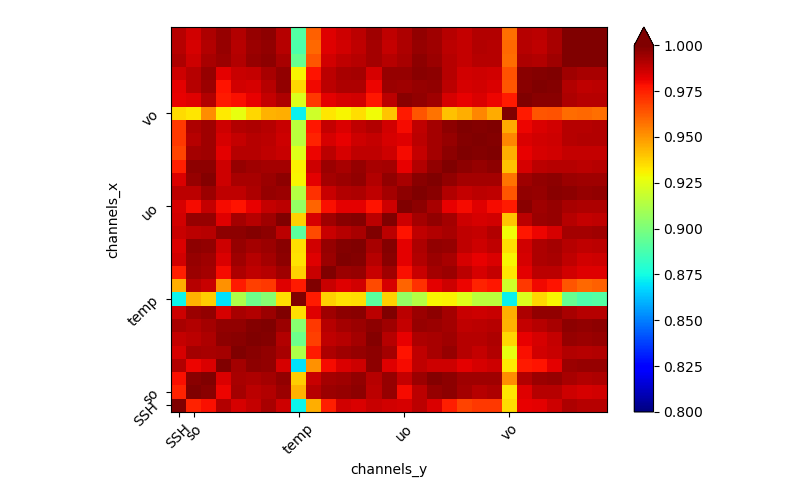
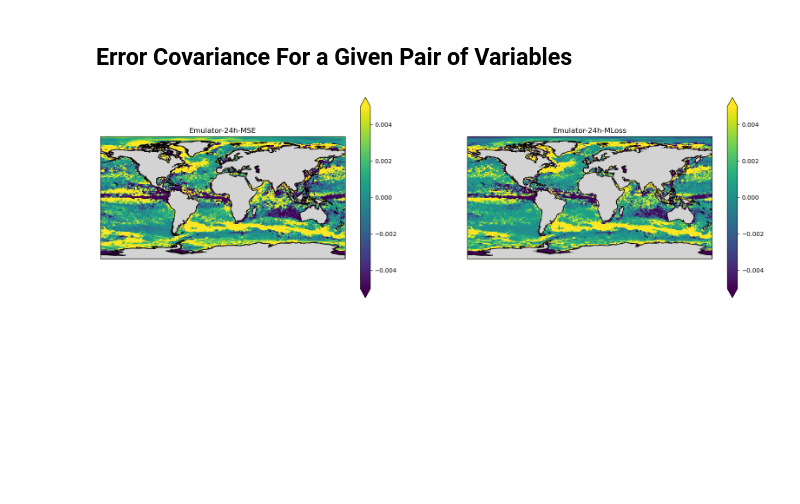
Before and after one commit to NOAA-PSL/graph-ufs, a Jupyter notebook: prototypes/notebooks/forecast_error_covariance.ipynb, the cells around one changed output. Drawn from its saved outputs; the diff is of its cells as text; code cells hidden in the pictures; blank space fills up the shorter version.

```diff
--- a/prototypes/notebooks/forecast_error_covariance.ipynb
+++ b/prototypes/notebooks/forecast_error_covariance.ipynb
@@ -81,5 +12,0 @@ Attributes: (0)
-# %%
-# Replay targets
-fname = "replay.240h.zarr"
-ds_tar = xr.open_zarr(os.path.join(_inference_dir, fname))
-ds_tar
@@ -174,3 +307,4 @@ Attributes: (0)
 # %%
 # channel meta
-meta = get_channel_index(ds_pred, preserved_dims=("time","lead_time","lat","lon"))
+meta = get_channel_index(model_pred, preserved_dims=("time","lead_time","lat","lon"))
+meta
@@ -326,14 +398,38 @@ error_corr = cross_covariance(error_ds_stacked, dim="channels", norm=True)
-# %%
-# plot
-error_corr.plot(cmap="jet", vmin=0.8, vmax=1)
-ax = plt.gca()
-ticks = (0, 1, 8, 15, 22)
-ticklabels = [meta[i]["varname"] for i in ticks]
-ax.set_xticks(ticks,); ax.set_yticks(ticks,)
-ax.set_xticklabels(ticklabels,); ax.set_yticklabels(ticklabels,)
-ax.tick_params(labelrotation=45)
-plt.savefig(f"figures/forecast_error_correlation_{_prototype}_{_expt}_T3M.png", dpi=300)
-plt.tight_layout()
-plt.show()
-# %% [output]
-[figure, removed]
+# %% [markdown]
+## Error Covariance For a Given Pair of Variables
+# %%
+def search_dict(source_dict:dict, value: dict):
+    key_value = None
+    for key, val in source_dict.items():
+        if val == value:
+            key_value = key
+            break
+
+    return key_value
+# %%
+# define the covarying variables and lead_time_to_plot
+var1 = {"varname": "temp", "z_l": 0}
+var2 = {"varname": "so", "z_l": 0}
+lead_time_to_plot = 9
+
+# get their indices
+idx1 = search_dict(meta, var1)
+idx2 = search_dict(meta, var2)
+
+# plot
+fig, ax = plt.subplots(1,2, figsize=(20, 6), subplot_kw={"projection":ccrs.PlateCarree()})
+
+# MSE-based
+p1 = error_covariance['Emulator-24h-MSE']['Replay'].isel(channels_x=idx2, channels_y=idx1, lead_time=lead_time_to_plot).plot(ax=ax[0], vmin=-0.005, vmax=0.005)
+p1.axes.set_title("Emulator-24h-MSE")
+ax[0].add_feature(cfeature.LAND, zorder=1, edgecolor='k', facecolor='lightgray')
+ax[0].coastlines(resolution='50m', color='black', linewidth=0.7)
+# MLoss-based
+p2 = error_covariance['Emulator-24h-MLoss']['Replay'].isel(channels_x=idx2, channels_y=idx1, lead_time=lead_time_to_plot).plot(ax=ax[1], vmin=-0.005, vmax=0.005)
+p2.axes.set_title("Emulator-24h-MLoss")
+ax[1].add_feature(cfeature.LAND, zorder=1, edgecolor='k', facecolor='lightgray')
+ax[1].coastlines(resolution='50m', color='black', linewidth=0.2)
+
+plt.show()
+# %% [output]
+[figure, added]
```
Also changed, not shown: parts of 23 cells of this notebook, 31 other files.
